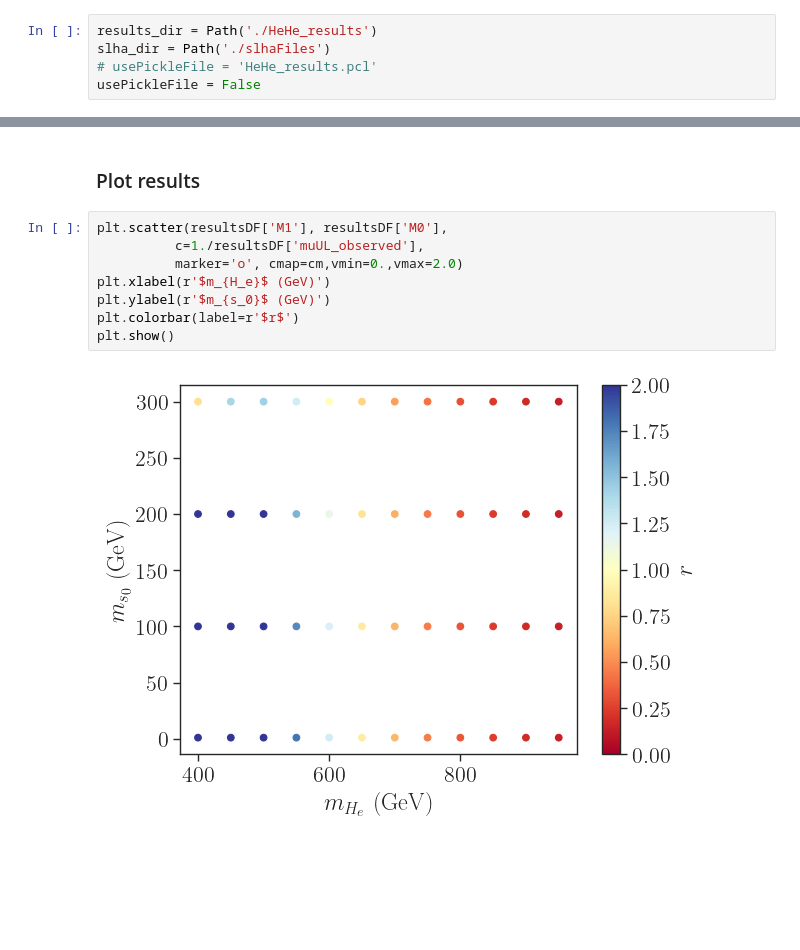
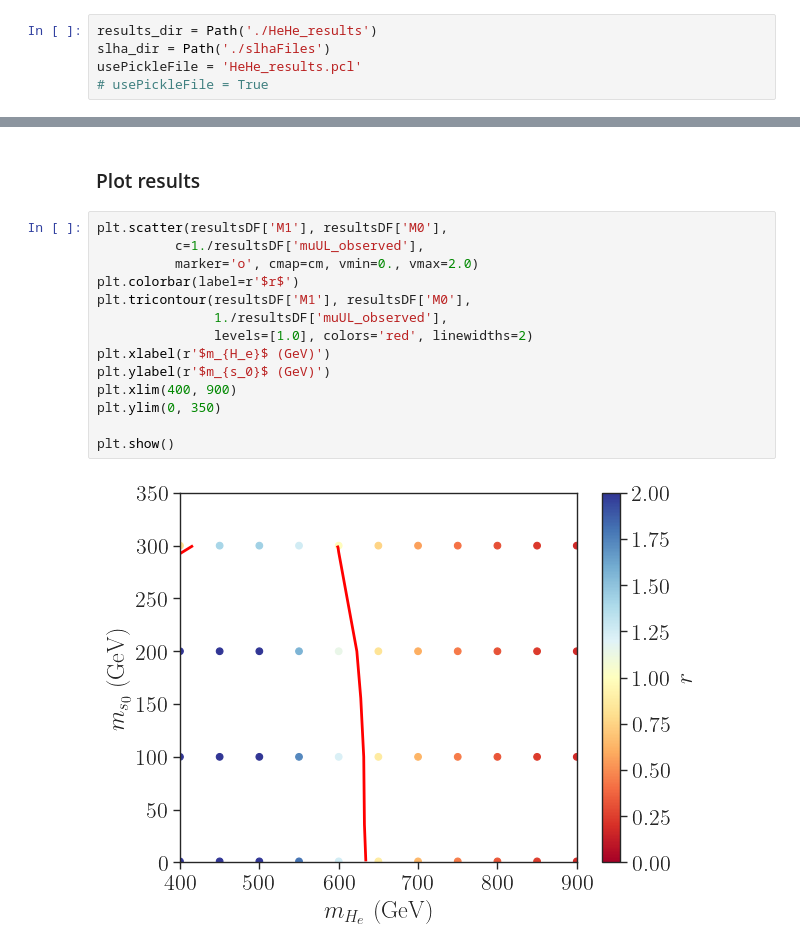
Before and after one commit to andlessa/LowTRHFIMP, a Jupyter notebook: plotHeHe_exclusion.ipynb, the cells around one changed output, grey strips where cells are left out. Cells and saved outputs as stored; diff of their text form; blank space fills up the shorter version.

Commit message:
Added exclusion curve

```diff
--- a/plotHeHe_exclusion.ipynb
+++ b/plotHeHe_exclusion.ipynb
@@ -32,8 +32,8 @@ Spey - WARNING: A newer version (0.2.6) of Spey is available. Current version is
 # %%
 results_dir = Path('./HeHe_results')
 slha_dir = Path('./slhaFiles')
-# usePickleFile = 'HeHe_results.pcl'
-usePickleFile = False
+usePickleFile = 'HeHe_results.pcl'
+# usePickleFile = True
 # %%
 if usePickleFile and Path(usePickleFile).exists():
     resultsDF = pd.read_pickle(usePickleFile)
@@ -74,10 +74,16 @@ resultsDF.to_pickle('HeHe_results.pcl')
 # %%
 plt.scatter(resultsDF['M1'], resultsDF['M0'],
           c=1./resultsDF['muUL_observed'],
-          marker='o', cmap=cm,vmin=0.,vmax=2.0)
+          marker='o', cmap=cm, vmin=0., vmax=2.0)
+plt.colorbar(label=r'$r$')
+plt.tricontour(resultsDF['M1'], resultsDF['M0'],
+               1./resultsDF['muUL_observed'],
+               levels=[1.0], colors='red', linewidths=2)
 plt.xlabel(r'$m_{H_e}$ (GeV)')
 plt.ylabel(r'$m_{s_0}$ (GeV)')
-plt.colorbar(label=r'$r$')
+plt.xlim(400, 900)
+plt.ylim(0, 350)
+
 plt.show()
 # %% [output]
-[figure, old version]
+[figure, new version]
```
Also changed, not shown: parts of 2 cells of this notebook.
